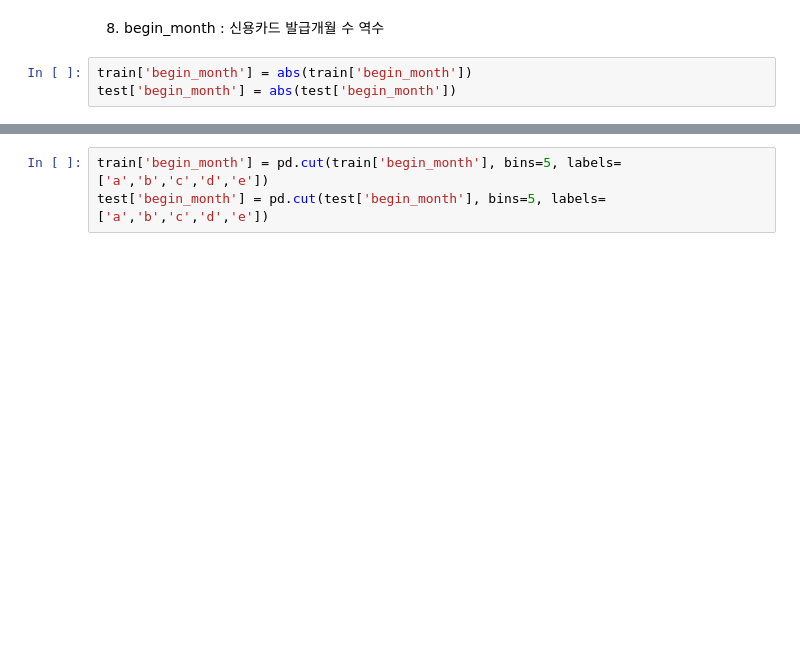
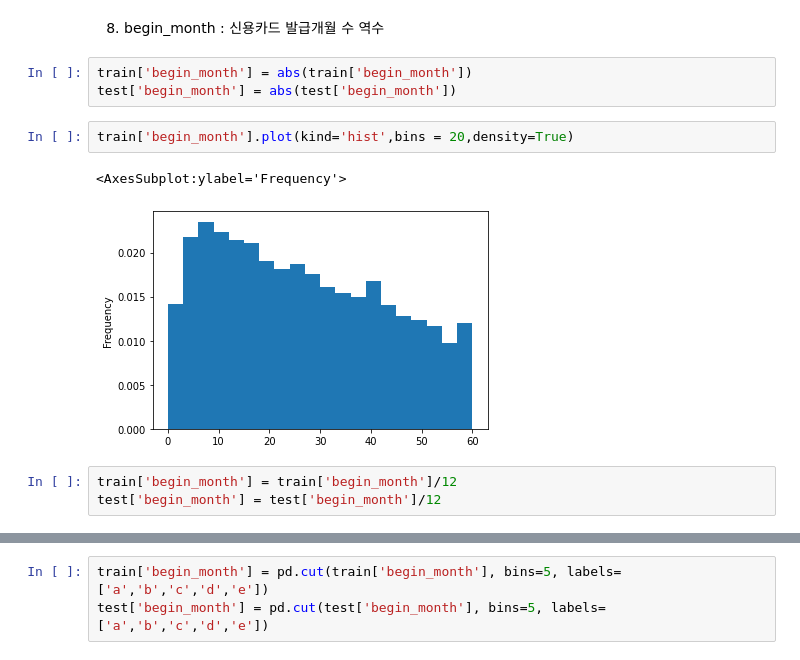
Before and after one commit to JxxHxxx/Ubion-CreditCardUserPrediction, a Jupyter notebook: Code/HJ_EDA&Preprocessing.ipynb, the cells around one changed output, grey strips where cells are left out. Drawn from its saved outputs; the diff is of its cells as text; blank space fills up the shorter version.

```diff
--- a/Code/HJ_EDA&Preprocessing.ipynb
+++ b/Code/HJ_EDA&Preprocessing.ipynb
@@ -492,3 +457,11 @@ Categories (4, object): ['a' < 'b' < 'c' < 'd']
 # %%
 train['begin_month'] = abs(train['begin_month'])
 test['begin_month'] = abs(test['begin_month'])
+# %%
+train['begin_month'].plot(kind='hist',bins = 20,density=True)
+# %% [output]
+<AxesSubplot:ylabel='Frequency'>
+[figure, added]
+# %%
+train['begin_month'] = train['begin_month']/12
+test['begin_month'] = test['begin_month']/12
```
Also changed, not shown: parts of 52 cells of this notebook.
